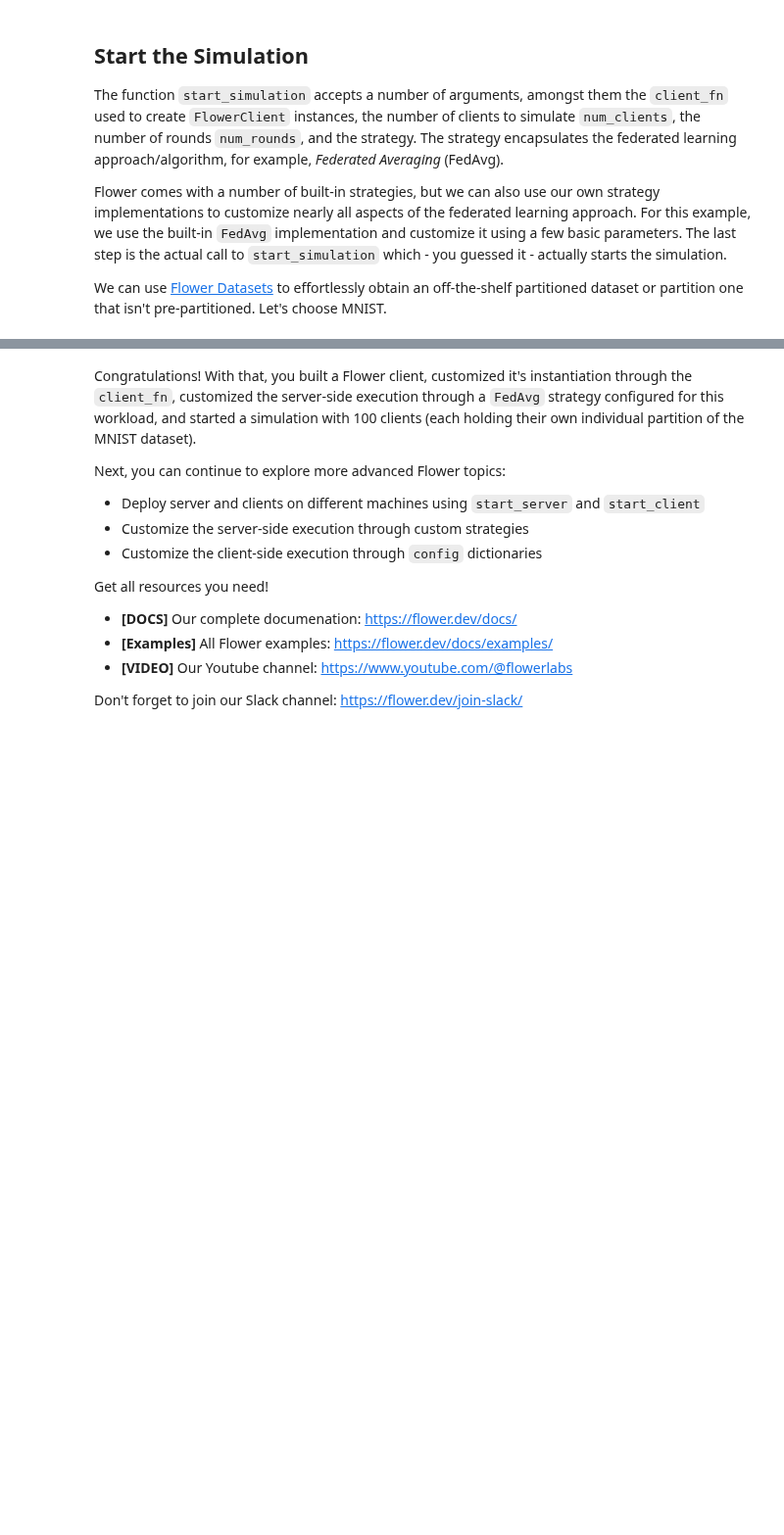
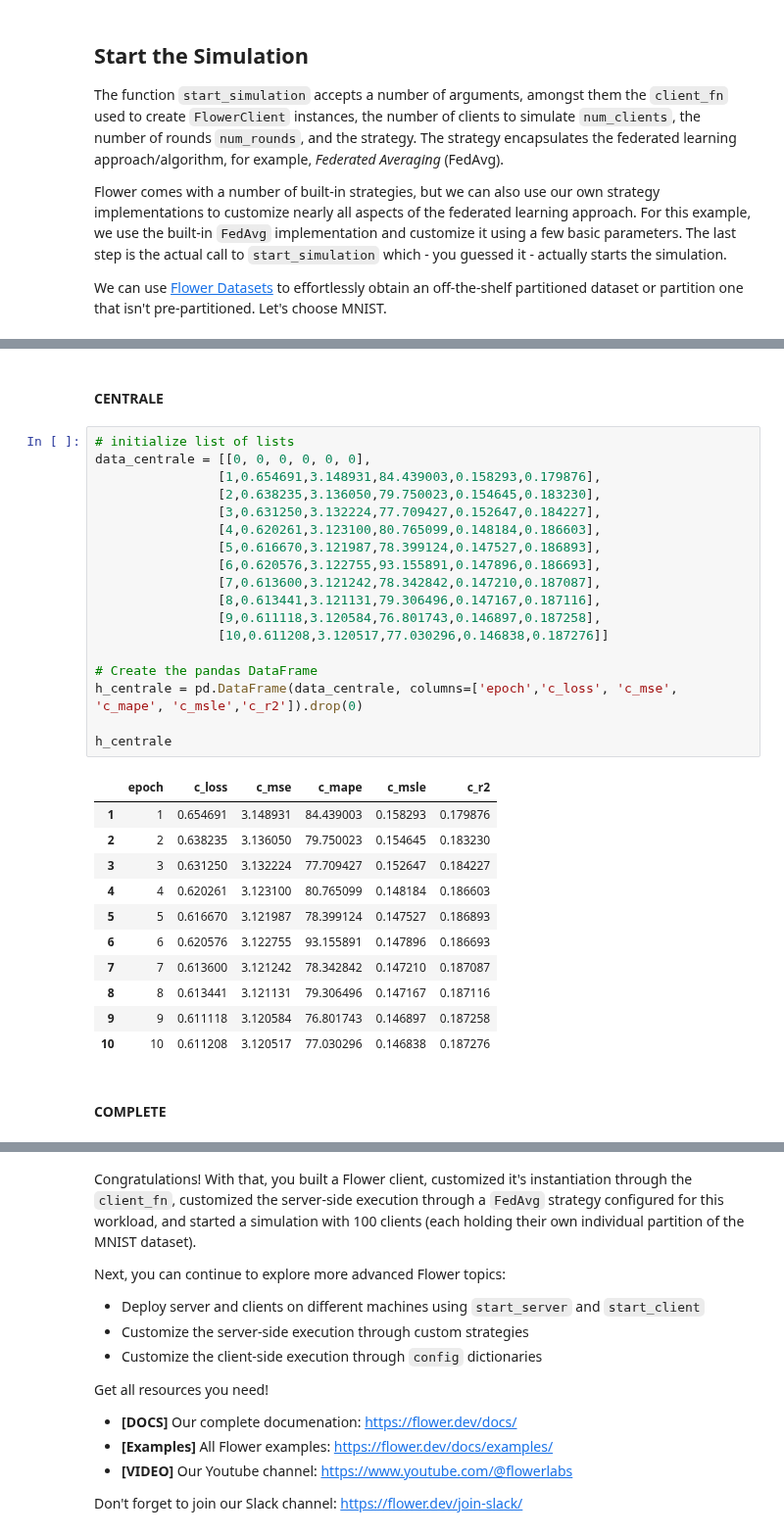
Before and after one commit to AnastasiaBrinati/Progetto-ML-23-24, a Jupyter notebook: task2_federato.ipynb, the cells around one changed output, grey strips where cells are left out. Shown at 98% size. Drawn from its saved outputs; the diff is of its cells as text; blank space fills up the shorter version.

```diff
--- a/task2_federato.ipynb
+++ b/task2_federato.ipynb
@@ -413,0 +582,34 @@ See https://numpy.org/devdocs/release/1.25.0-notes.html and the docs for more in
+# %% [markdown]
+#### CENTRALE
+# %%
+# initialize list of lists
+data_centrale = [[0, 0, 0, 0, 0, 0],
+                [1,0.654691,3.148931,84.439003,0.158293,0.179876],
+                [2,0.638235,3.136050,79.750023,0.154645,0.183230],
+                [3,0.631250,3.132224,77.709427,0.152647,0.184227],
+                [4,0.620261,3.123100,80.765099,0.148184,0.186603],
+                [5,0.616670,3.121987,78.399124,0.147527,0.186893],
+                [6,0.620576,3.122755,93.155891,0.147896,0.186693],
+                [7,0.613600,3.121242,78.342842,0.147210,0.187087],
+                [8,0.613441,3.121131,79.306496,0.147167,0.187116],
+                [9,0.611118,3.120584,76.801743,0.146897,0.187258],
+                [10,0.611208,3.120517,77.030296,0.146838,0.187276]]
+
+# Create the pandas DataFrame
+h_centrale = pd.DataFrame(data_centrale, columns=['epoch','c_loss', 'c_mse', 'c_mape', 'c_msle','c_r2']).drop(0)
+
+h_centrale
+# %% [output]
+|  | epoch | c_loss | c_mse | c_mape | c_msle | c_r2 |
+| 1 | 1 | 0.654691 | 3.148931 | 84.439003 | 0.158293 | 0.179876 |
+| 2 | 2 | 0.638235 | 3.136050 | 79.750023 | 0.154645 | 0.183230 |
+| 3 | 3 | 0.631250 | 3.132224 | 77.709427 | 0.152647 | 0.184227 |
+| 4 | 4 | 0.620261 | 3.123100 | 80.765099 | 0.148184 | 0.186603 |
+| 5 | 5 | 0.616670 | 3.121987 | 78.399124 | 0.147527 | 0.186893 |
+| 6 | 6 | 0.620576 | 3.122755 | 93.155891 | 0.147896 | 0.186693 |
+| 7 | 7 | 0.613600 | 3.121242 | 78.342842 | 0.147210 | 0.187087 |
+| 8 | 8 | 0.613441 | 3.121131 | 79.306496 | 0.147167 | 0.187116 |
+| 9 | 9 | 0.611118 | 3.120584 | 76.801743 | 0.146897 | 0.187258 |
+| 10 | 10 | 0.611208 | 3.120517 | 77.030296 | 0.146838 | 0.187276 |
+# %% [markdown]
+#### COMPLETE
```
Also changed, not shown: parts of 22 cells of this notebook.
